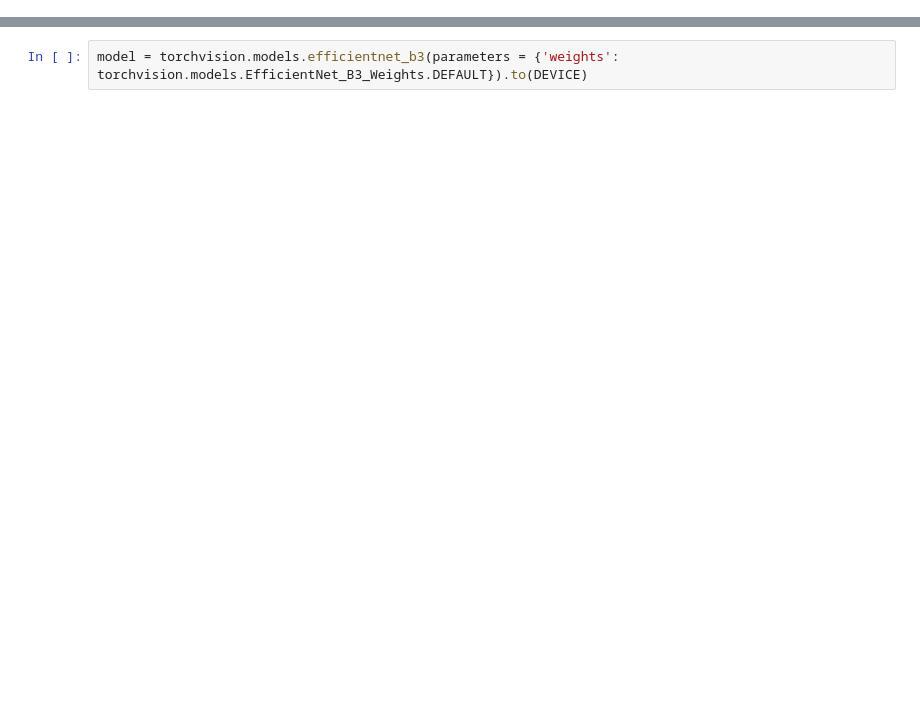
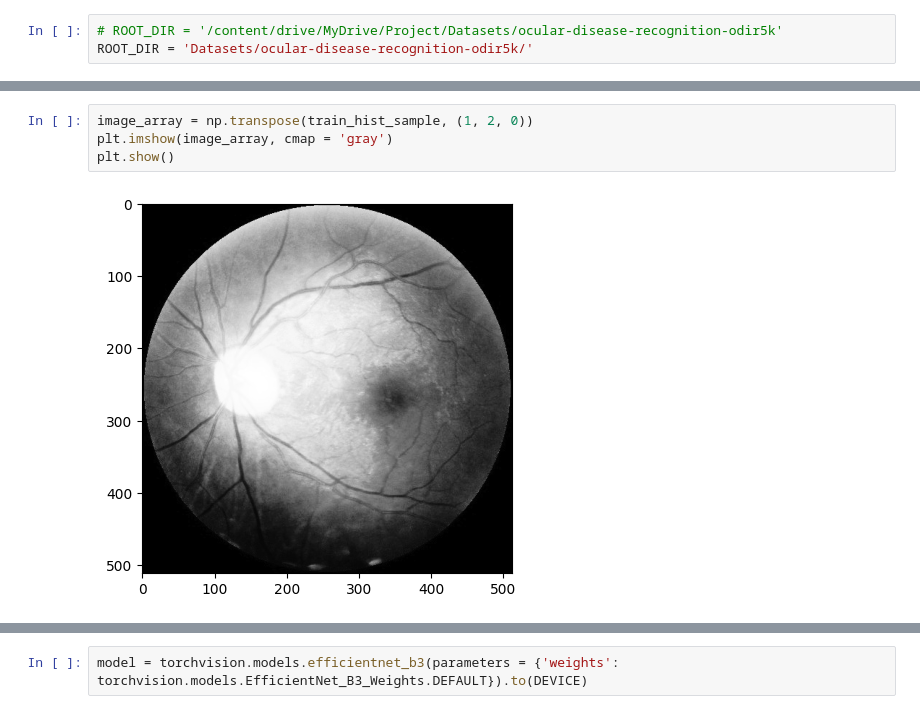
Before and after one commit to madhava20217/Ocular-Disease-Multiclass-Identification-ODIR19-, a Jupyter notebook: baseline.ipynb, the cells around one changed output, grey strips where cells are left out. Drawn from its saved outputs; the diff is of its cells as text; blank space fills up the shorter version.

```diff
--- a/baseline.ipynb
+++ b/baseline.ipynb
@@ -5,0 +75,3 @@ DEVICE = torch.device("cuda:0") if torch.cuda.is_available() else "cpu"
+# %%
+# ROOT_DIR = '/content/drive/MyDrive/Project/Datasets/ocular-disease-recognition-odir5k'
+ROOT_DIR = 'Datasets/ocular-disease-recognition-odir5k/'
@@ -5,0 +217,6 @@ DEVICE = torch.device("cuda:0") if torch.cuda.is_available() else "cpu"
+# %%
+image_array = np.transpose(train_hist_sample, (1, 2, 0))
+plt.imshow(image_array, cmap = 'gray')
+plt.show()
+# %% [output]
+[figure, added]
```
Also changed, not shown: parts of 19 cells of this notebook, 4 other files.
